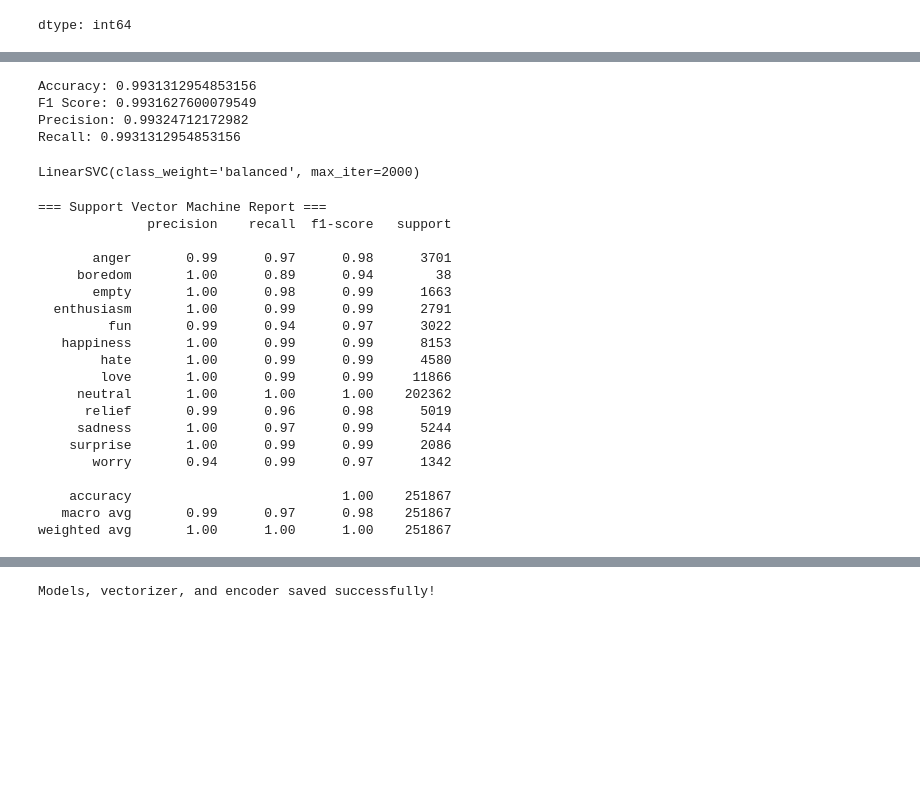
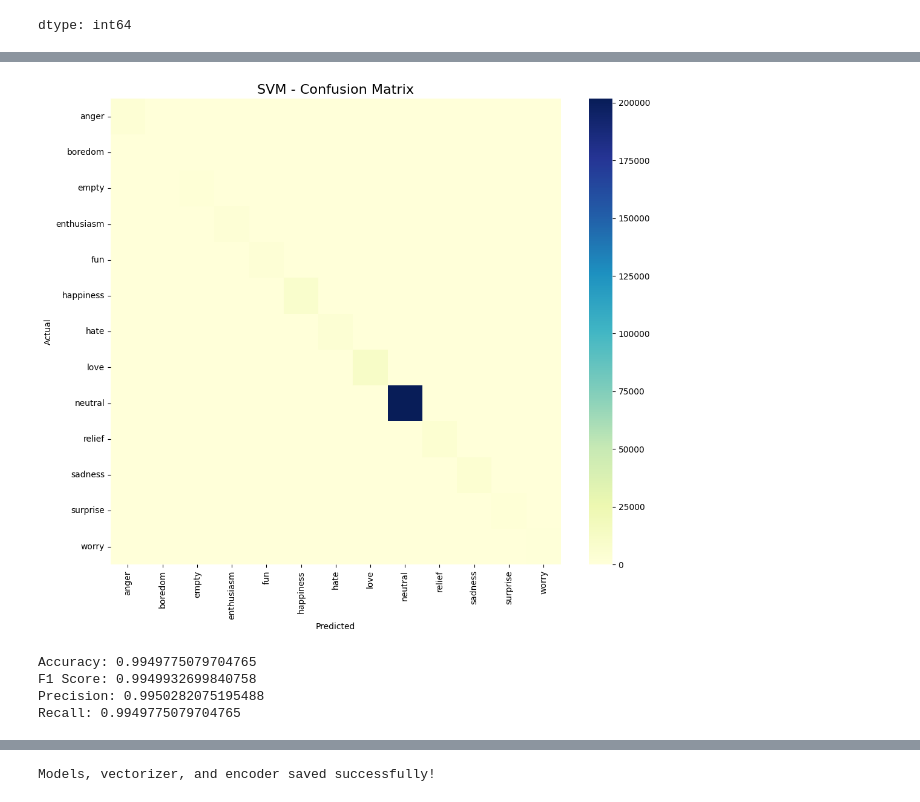
Before and after one commit to nasirabbas827/textbasedemotion-ifrah-finalcode, a Jupyter notebook: NotebookFile/textbased_bilal&ifrah.ipynb, the cells around one changed output, grey strips where cells are left out. Drawn from its saved outputs; the diff is of its cells as text; code cells hidden in the pictures; blank space fills up the shorter version.

```diff
--- a/NotebookFile/textbased_bilal&ifrah.ipynb
+++ b/NotebookFile/textbased_bilal&ifrah.ipynb
@@ -216,0 +201,8 @@ plt.show()
+# %%
+svm_model = LinearSVC(max_iter=2000)
+svm_model.fit(X_train_balanced, y_train_balanced)
+
+y_pred_svm = svm_model.predict(X_test_tfidf)
+
+print("=== Support Vector Machine Report ===")
+print(classification_report(y_test, y_pred_svm, target_names=label_encoder.classes_))
@@ -217,24 +230,26 @@ plt.show()
 # %%
-# Evaluate overall performance
-print("Accuracy:", accuracy_score(y_test, y_pred_lr))
-print("F1 Score:", f1_score(y_test, y_pred_lr, average="weighted"))
-print("Precision:", precision_score(y_test, y_pred_lr, average="weighted"))
-print("Recall:", recall_score(y_test, y_pred_lr, average="weighted"))
+cm_svm = confusion_matrix(y_test, y_pred_svm)
+
+plt.figure(figsize=(12, 10))
+sns.heatmap(
+    cm_svm,
+    annot=False,
+    cmap="YlGnBu",
+    xticklabels=label_encoder.classes_,
+    yticklabels=label_encoder.classes_
+)
+plt.title("SVM - Confusion Matrix", fontsize=16)
+plt.xlabel("Predicted")
+plt.ylabel("Actual")
+plt.show()
+
+print("Accuracy:", accuracy_score(y_test, y_pred_svm))
+print("F1 Score:", f1_score(y_test, y_pred_svm, average="weighted"))
+print("Precision:", precision_score(y_test, y_pred_svm, average="weighted"))
+print("Recall:", recall_score(y_test, y_pred_svm, average="weighted"))
 # %% [output]
+[figure, added]
-Accuracy: 0.9931312954853156
-F1 Score: 0.9931627600079549
-Precision: 0.99324712172982
-Recall: 0.9931312954853156
+Accuracy: 0.9949775079704765
+F1 Score: 0.9949932699840758
+Precision: 0.9950282075195488
+Recall: 0.9949775079704765
-# %%
-from sklearn.svm import LinearSVC
-
-# Initialize LinearSVC (efficient SVM for text classification)
-svm_model = LinearSVC(
-    class_weight="balanced",  # Handle imbalanced classes
-    max_iter=2000             # Increase iterations for convergence
-)
-
-# Train the SVM model on TF-IDF features
-svm_model.fit(X_train_tfidf, y_train)
-# %% [output]
-LinearSVC(class_weight='balanced', max_iter=2000)
@@ -244,25 +255,0 @@ y_pred_svm = svm_model.predict(X_test_tfidf)
-# %%
-# Show precision, recall, F1-score for each class
-print("=== Support Vector Machine Report ===")
-print(classification_report(y_test, y_pred_svm, target_names=label_encoder.classes_))
-# %% [output]
-=== Support Vector Machine Report ===
-              precision    recall  f1-score   support
-
-       anger       0.99      0.97      0.98      3701
-     boredom       1.00      0.89      0.94        38
-       empty       1.00      0.98      0.99      1663
-  enthusiasm       1.00      0.99      0.99      2791
-         fun       0.99      0.94      0.97      3022
-   happiness       1.00      0.99      0.99      8153
-        hate       1.00      0.99      0.99      4580
-        love       1.00      0.99      0.99     11866
-     neutral       1.00      1.00      1.00    202362
-      relief       0.99      0.96      0.98      5019
-     sadness       1.00      0.97      0.99      5244
-    surprise       1.00      0.99      0.99      2086
-       worry       0.94      0.99      0.97      1342
-
-    accuracy                           1.00    251867
-   macro avg       0.99      0.97      0.98    251867
-weighted avg       1.00      1.00      1.00    251867
```
Also changed, not shown: parts of 18 cells of this notebook, 3 other files.
